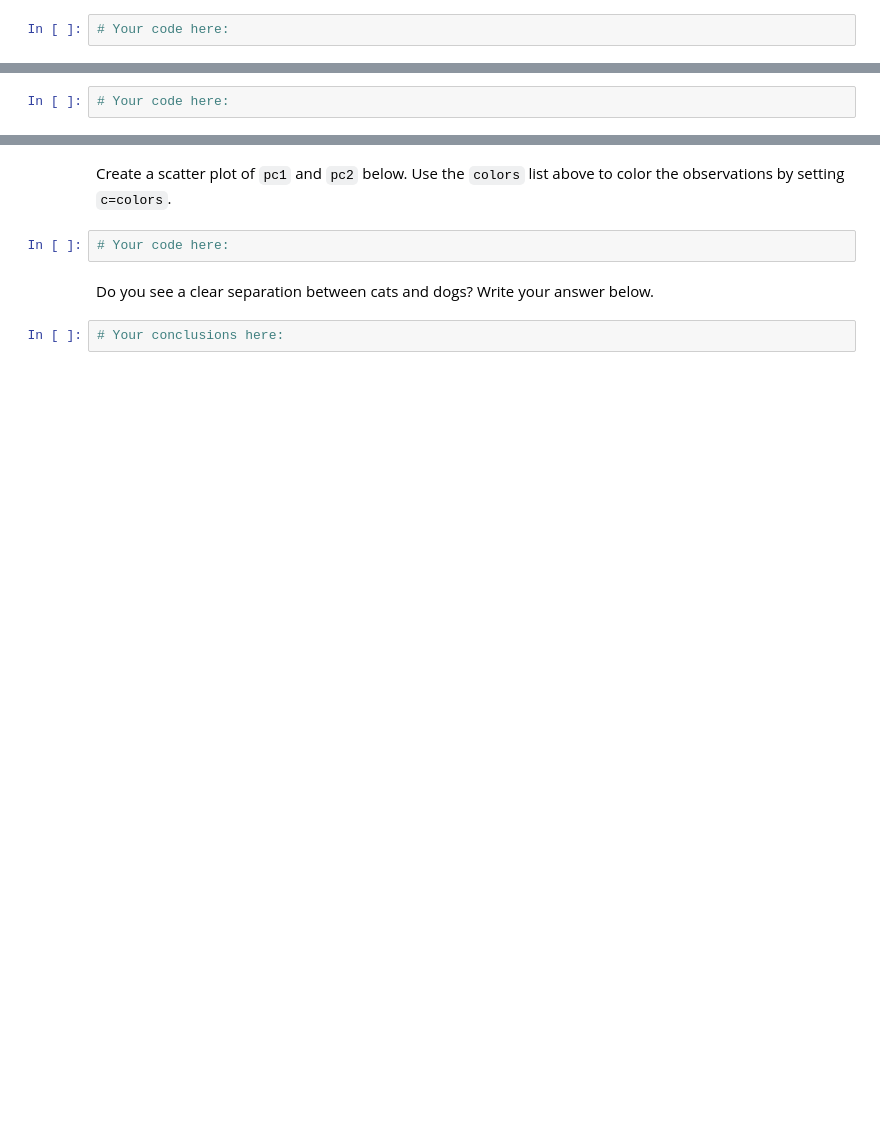
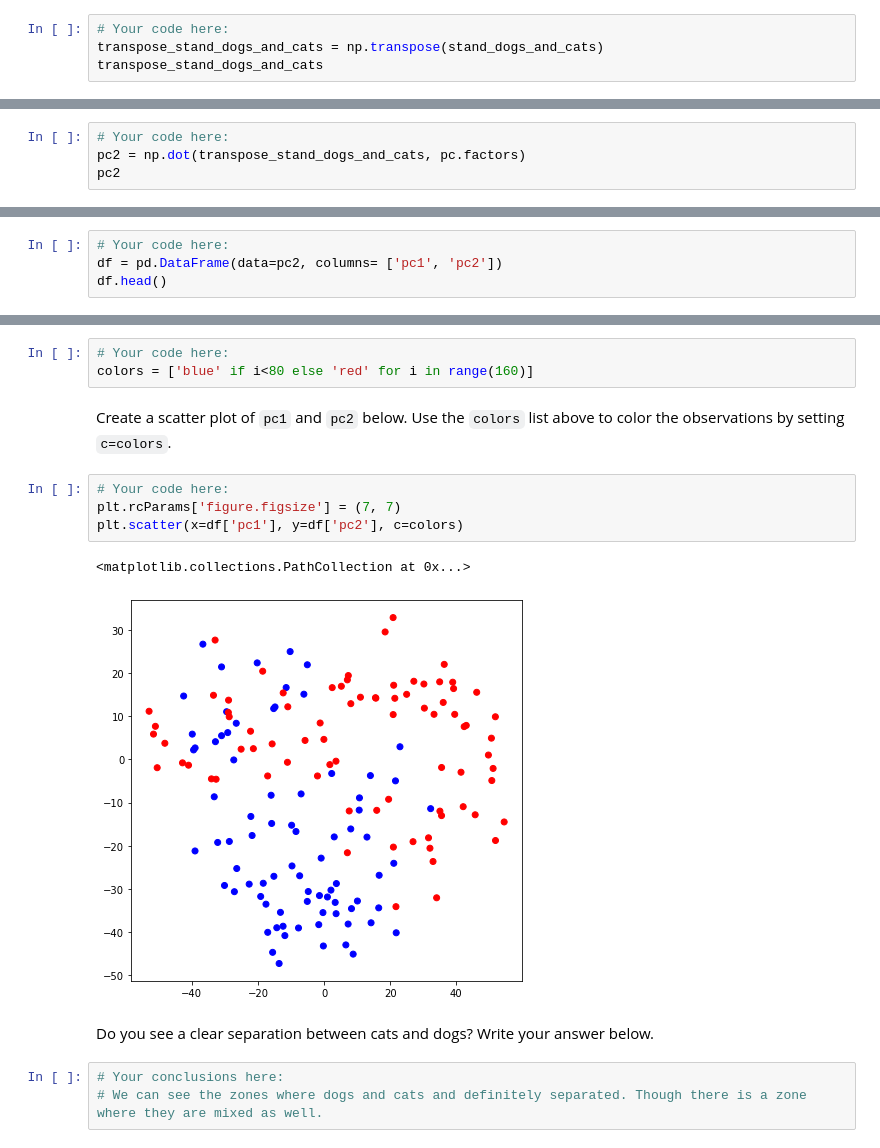
Before and after one commit to ironhack-bcn-data-pt/41-lab-pca, a Jupyter notebook: your-code/main.ipynb, the cells around one changed output, grey strips where cells are left out. Saved outputs shown, nothing was run; the diff lists cells and outputs as text; blank space fills up the shorter version.

```diff
--- a/your-code/main.ipynb
+++ b/your-code/main.ipynb
@@ -117,3 +125,5 @@ Load the `PCA` function from `statsmodels` (read about this function [here](http
 Use `numpy` to find to transpose the standardized pet array. This will help us compute the projection.
 # %%
 # Your code here:
+transpose_stand_dogs_and_cats = np.transpose(stand_dogs_and_cats)
+transpose_stand_dogs_and_cats
@@ -121,3 +145,5 @@ Use `numpy` to find to transpose the standardized pet array. This will help us c
 Find the dot product of the transposed standardized pet matrix and the `factors` of the `PCA` model found above. This will be the projection onto 2 dimensions. This means that each cat and dog image will now only have two columns instead of 4096.
 # %%
 # Your code here:
+pc2 = np.dot(transpose_stand_dogs_and_cats, pc.factors)
+pc2
@@ -131,0 +174,4 @@ In the cell below, turn the two dimensional projection into a pandas dataframe a
+# %%
+# Your code here:
+df = pd.DataFrame(data=pc2, columns= ['pc1', 'pc2'])
+df.head()
@@ -136,8 +187,17 @@ Create a labels list. This list will be of size 160. The first 80 elements in th
+# %%
+# Your code here:
+colors = ['blue' if i<80 else 'red' for i in range(160)]
 # %% [markdown]
 Create a scatter plot of `pc1` and `pc2` below. Use the `colors` list above to color the observations by setting `c=colors`.
-# %%
-# Your code here:
+# %%
+# Your code here:
+plt.rcParams['figure.figsize'] = (7, 7)
+plt.scatter(x=df['pc1'], y=df['pc2'], c=colors)
+# %% [output]
+<matplotlib.collections.PathCollection at 0x...>
+[figure, added]
 # %% [markdown]
 Do you see a clear separation between cats and dogs? Write your answer below.
-# %%
-# Your conclusions here:
+# %%
+# Your conclusions here:
+# We can see the zones where dogs and cats and definitely separated. Though there is a zone where they are mixed as well.
```
Also changed, not shown: parts of 9 cells of this notebook.
